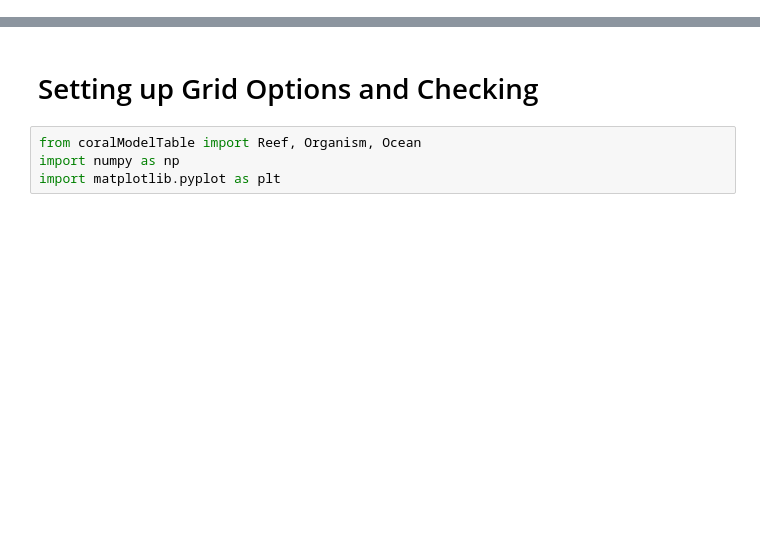
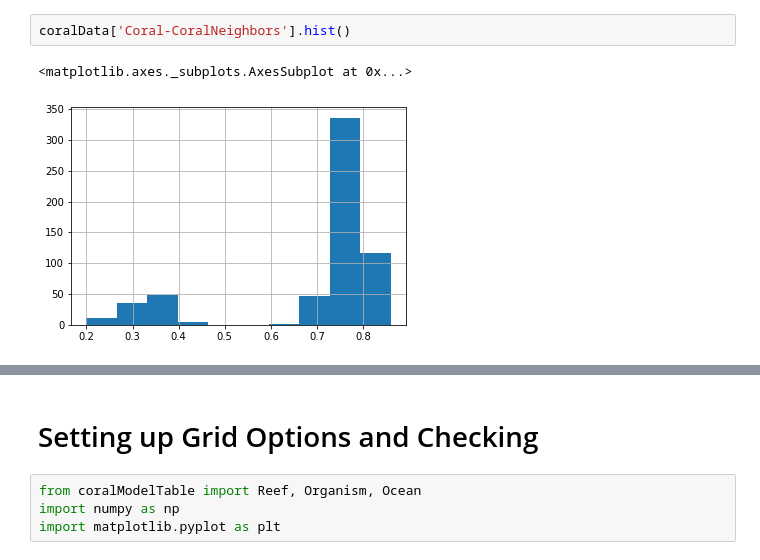
Before and after one commit to rneuhausler/coralModel-analyses, a Jupyter notebook: scripts/testing.ipynb, the cells around one changed output, grey strips where cells are left out. Drawn from its saved outputs; the diff is of its cells as text; blank space fills up the shorter version.

```diff
--- a/scripts/testing.ipynb
+++ b/scripts/testing.ipynb
@@ -0,0 +22,5 @@
+# %%
+coralData['Coral-CoralNeighbors'].hist()
+# %% [output]
+<matplotlib.axes._subplots.AxesSubplot at 0x...>
+[figure, added]
```
Also changed, not shown: parts of 60 cells of this notebook, 6 other files.
